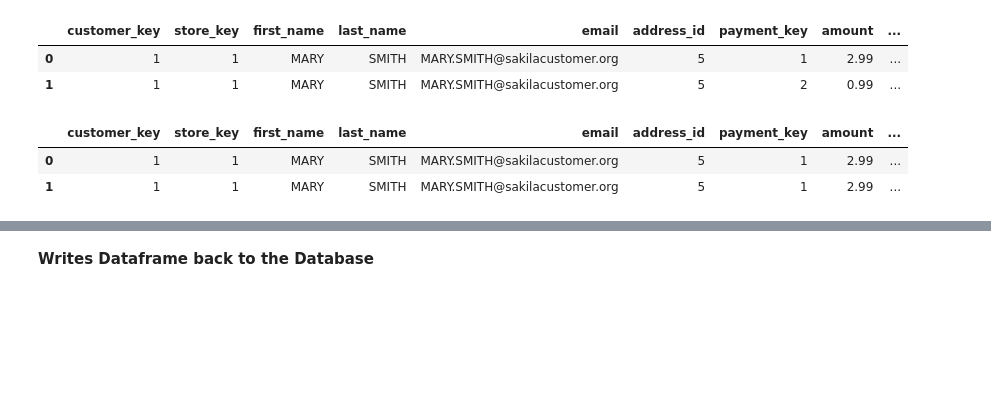
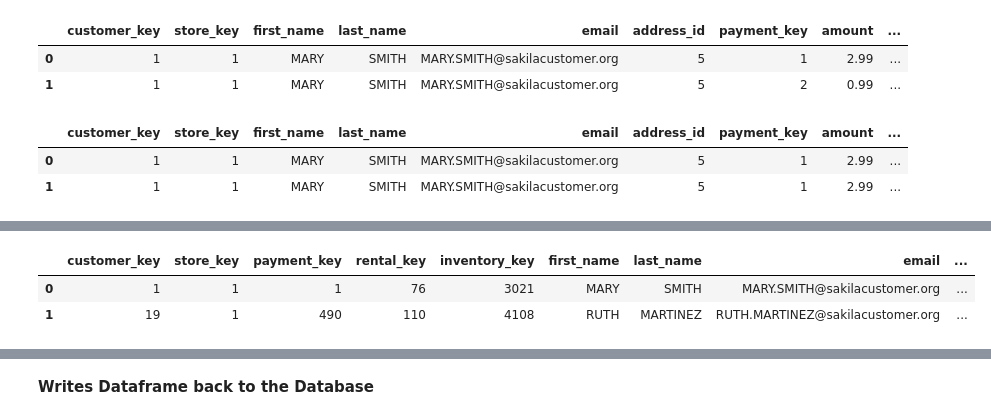
Before and after one commit to Funnyblue421/DS-2002, a Jupyter notebook: Midterm Project/Project 1 - Midterm (Python).ipynb, the cells around one changed output, grey strips where cells are left out. Cells and saved outputs as stored; diff of their text form; code cells hidden in the pictures; blank space fills up the shorter version.

```diff
--- a/Midterm Project/Project 1 - Midterm (Python).ipynb
+++ b/Midterm Project/Project 1 - Midterm (Python).ipynb
@@ -174,0 +216,10 @@ df_fact_orders.head(2)
+# %%
+df_dim_return_date = df_dim_date.rename(columns={"date_key" : "return_date_key", "full_date" : "return_date"})
+df_fact_orders = pd.merge(df_fact_orders, df_dim_return_date, on='return_date', how='inner')
+df_fact_orders.drop(['return_date'], axis=1, inplace=True)
+
+df_fact_orders.head(2)
+# %% [output]
+|  | customer_key | store_key | payment_key | rental_key | inventory_key | first_name | last_name | email | ... |
+| 0 | 1 | 1 | 1 | 76 | 3021 | MARY | SMITH | MARY.SMITH@sakilacustomer.org | ... |
+| 1 | 19 | 1 | 490 | 110 | 4108 | RUTH | MARTINEZ | RUTH.MARTINEZ@sakilacustomer.org | ... |
```
Also changed, not shown: parts of 11 cells of this notebook.
